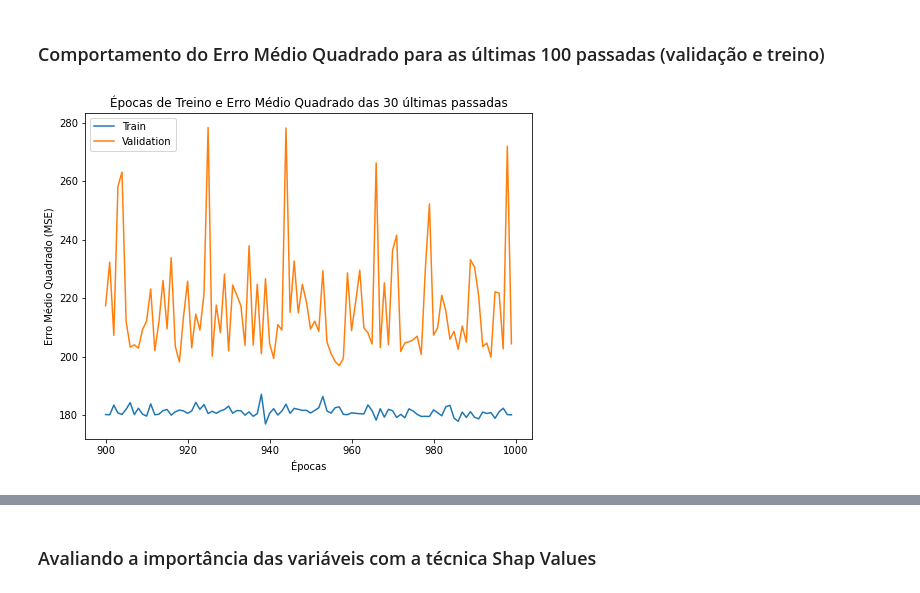
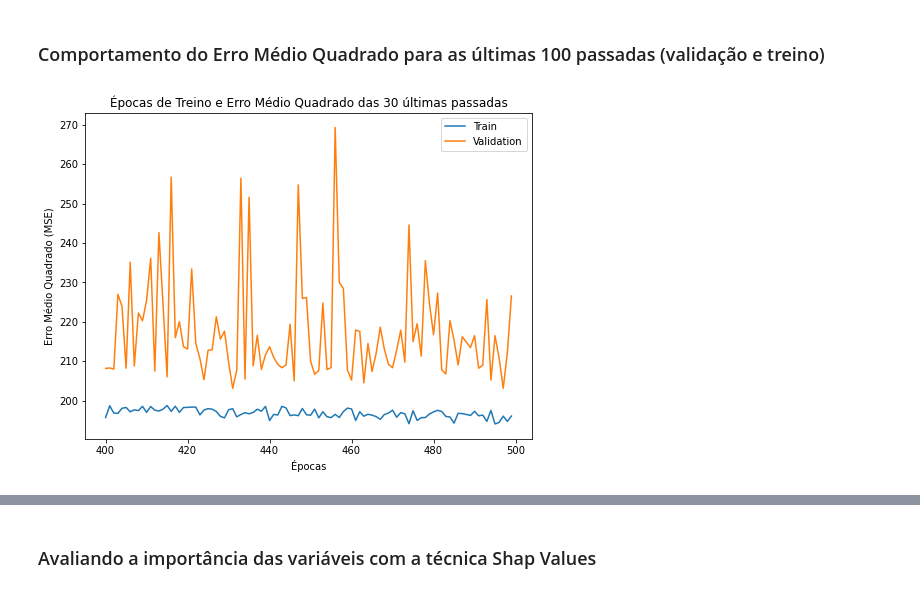
Before and after one commit to mcolazin/tcc_jupyter_new, a Jupyter notebook: part_8_regression_with_dnn.ipynb, the cells around one changed output, grey strips where cells are left out. Cells and saved outputs as stored; diff of their text form; code cells hidden in the pictures.

```diff
--- a/part_8_regression_with_dnn.ipynb
+++ b/part_8_regression_with_dnn.ipynb
@@ -123,17 +127,17 @@ O valor do RMSE medido foi: [15.13821212 15.13821212]
 # %% [markdown]
 ### Comportamento do Erro Médio Quadrado para as últimas 100 passadas (validação e treino)
 # %%
-start = 900
+start = 400
 plt.figure(figsize=(8,6))
 plt.title("Épocas de Treino e Erro Médio Quadrado das 30 últimas passadas")
 plt.ylabel("Erro Médio Quadrado (MSE)")
 plt.xlabel("Épocas")
 plt.plot(hist.epoch[start:], hist.history["loss"][start:], label="Train")
 plt.plot(hist.epoch[start:],hist.history["val_loss"][start:], label = "Validation")
 plt.legend()
 plt.show()
 # %% [output]
-[figure, old version]
+[figure, new version]
 # %%
 plt.figure(figsize=(10,6))
 plt.scatter(x= y_test, y= model.predict(x_test), c="blue")
```
Also changed, not shown: parts of 5 cells of this notebook.
